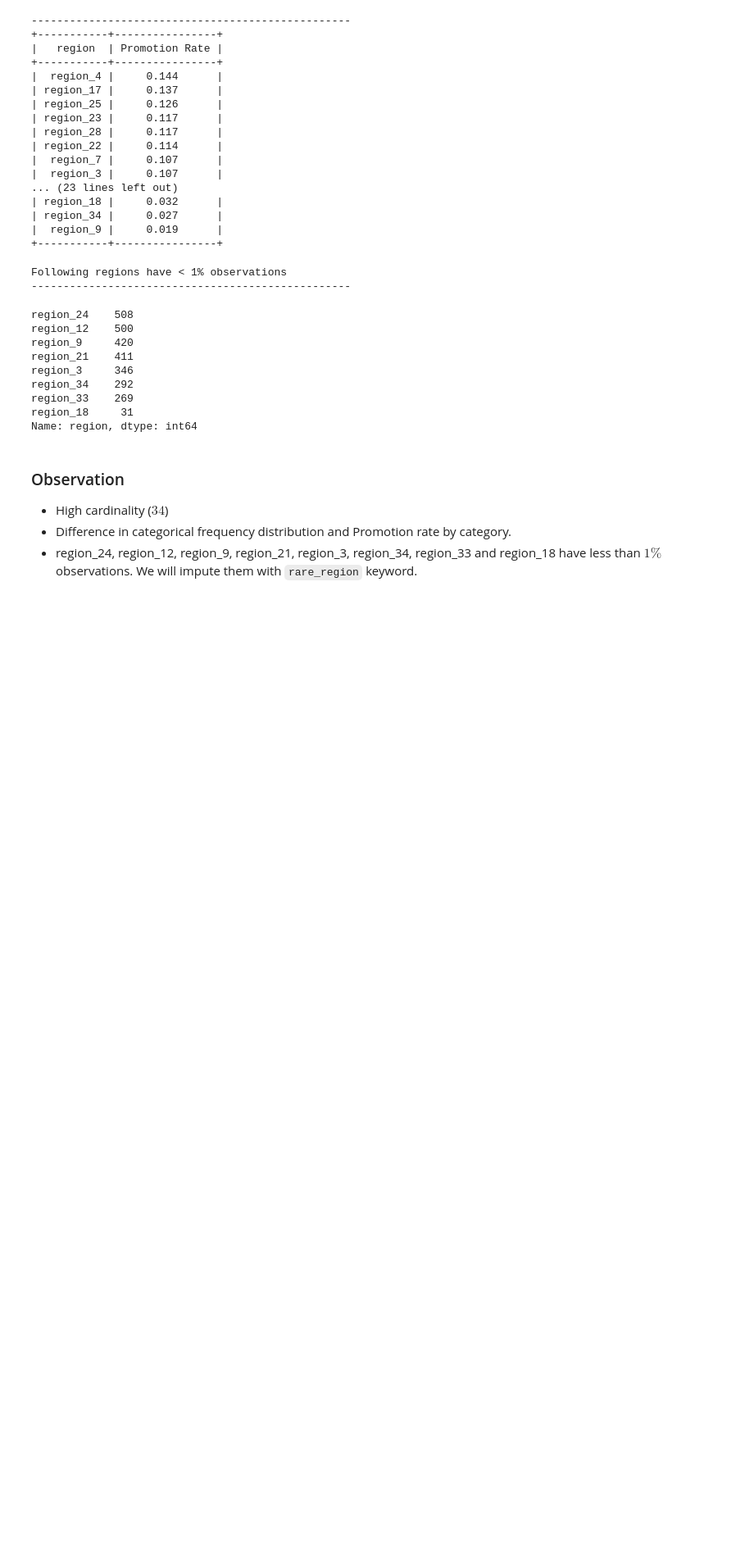
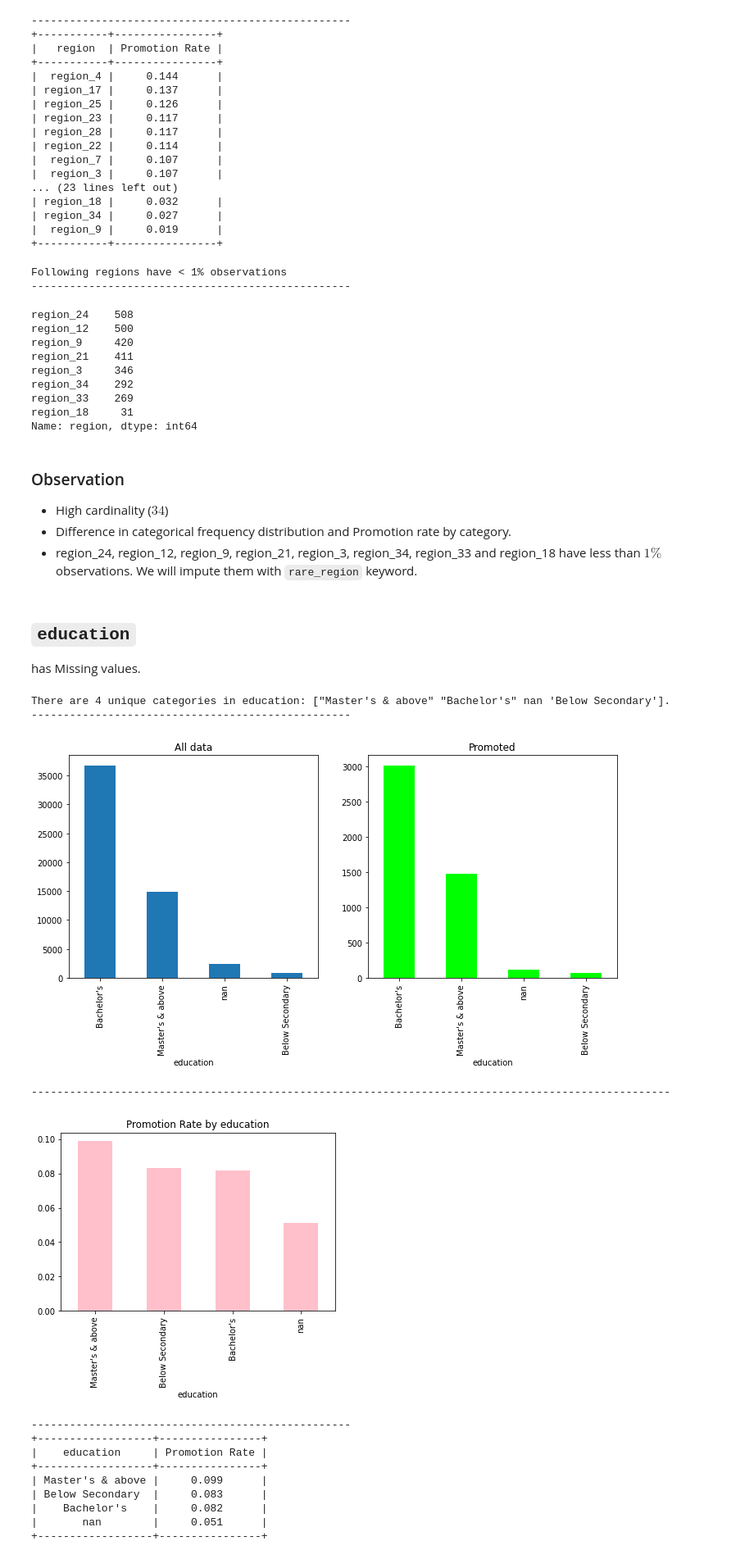
Before and after one commit to gunnerVivek/Employee-Promotion, a Jupyter notebook: 1-Analysis.ipynb, the cells around one changed output. Shown: that part at 82% size. Drawn from its saved outputs; the diff is of its cells as text; code cells hidden in the pictures; blank space fills up the shorter version.

Commit message:
notebook: Add EDA of education variable

```diff
--- a/1-Analysis.ipynb
+++ b/1-Analysis.ipynb
@@ -397,3 +397,24 @@ Name: region, dtype: int64
 - High cardinality ($34$)
 - Difference in categorical frequency distribution and Promotion rate by category.
 - region_24, region_12, region_9, region_21, region_3, region_34, region_33 and region_18  have less than $1\%$ observations. We will impute them with `rare_region` keyword.
+# %% [markdown]
+## `education`
+
+has Missing values.
+# %%
+EDA_categorical('education')
+# %% [output]
+There are 4 unique categories in education: ["Master's & above" "Bachelor's" nan 'Below Secondary'].
+--------------------------------------------------
+[figure, added]
+----------------------------------------------------------------------------------------------------
+[figure, added]
+--------------------------------------------------
++------------------+----------------+
+|    education     | Promotion Rate |
++------------------+----------------+
+| Master's & above |     0.099      |
+| Below Secondary  |     0.083      |
+|    Bachelor's    |     0.082      |
+|       nan        |     0.051      |
++------------------+----------------+
```
Also changed, not shown: parts of 5 cells of this notebook.
